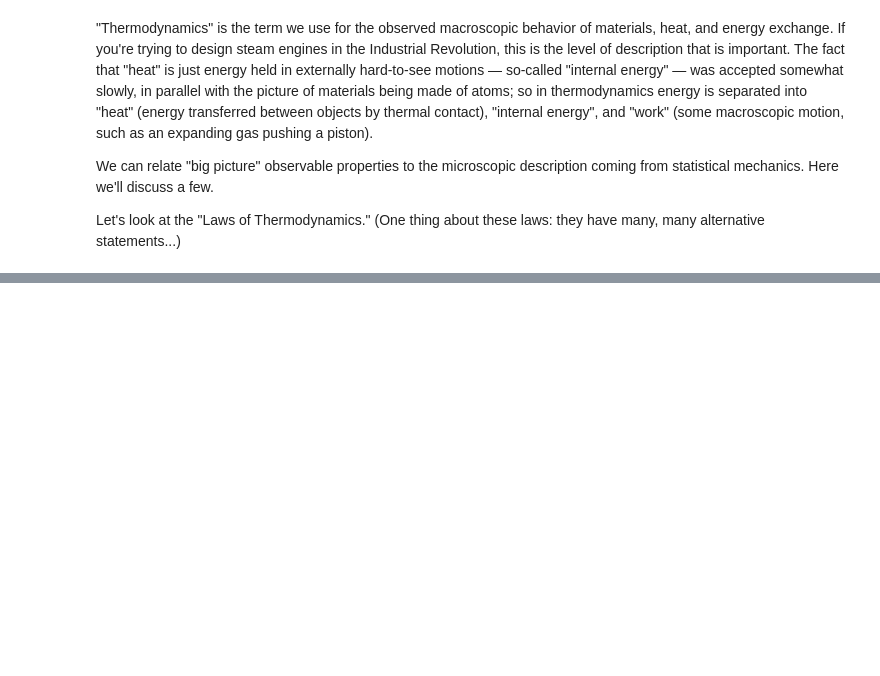
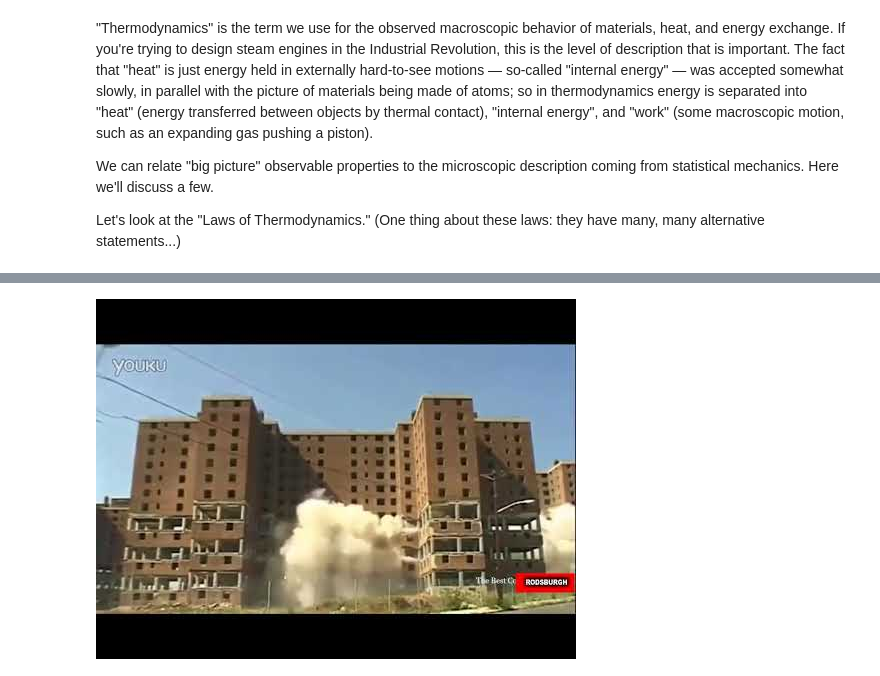
Before and after one commit to ponyisi/phy_355_fall2020, a Jupyter notebook: 9 - Thermodynamics.ipynb, the cells around one changed output, grey strips where cells are left out. Cells and saved outputs as stored; diff of their text form; code cells hidden in the pictures; blank space fills up the shorter version.

```diff
--- a/9 - Thermodynamics.ipynb
+++ b/9 - Thermodynamics.ipynb
@@ -42,0 +107,5 @@ $$ \eta = 1 -\frac{T_C}{T_H} $$
+# %%
+from IPython.display import YouTubeVideo, HTML
+YouTubeVideo('UzK1pM3g7XU', width=996, height=560)
+# %% [output]
+[figure, added]
```
Also changed, not shown: parts of 14 cells of this notebook, 2 other files.
